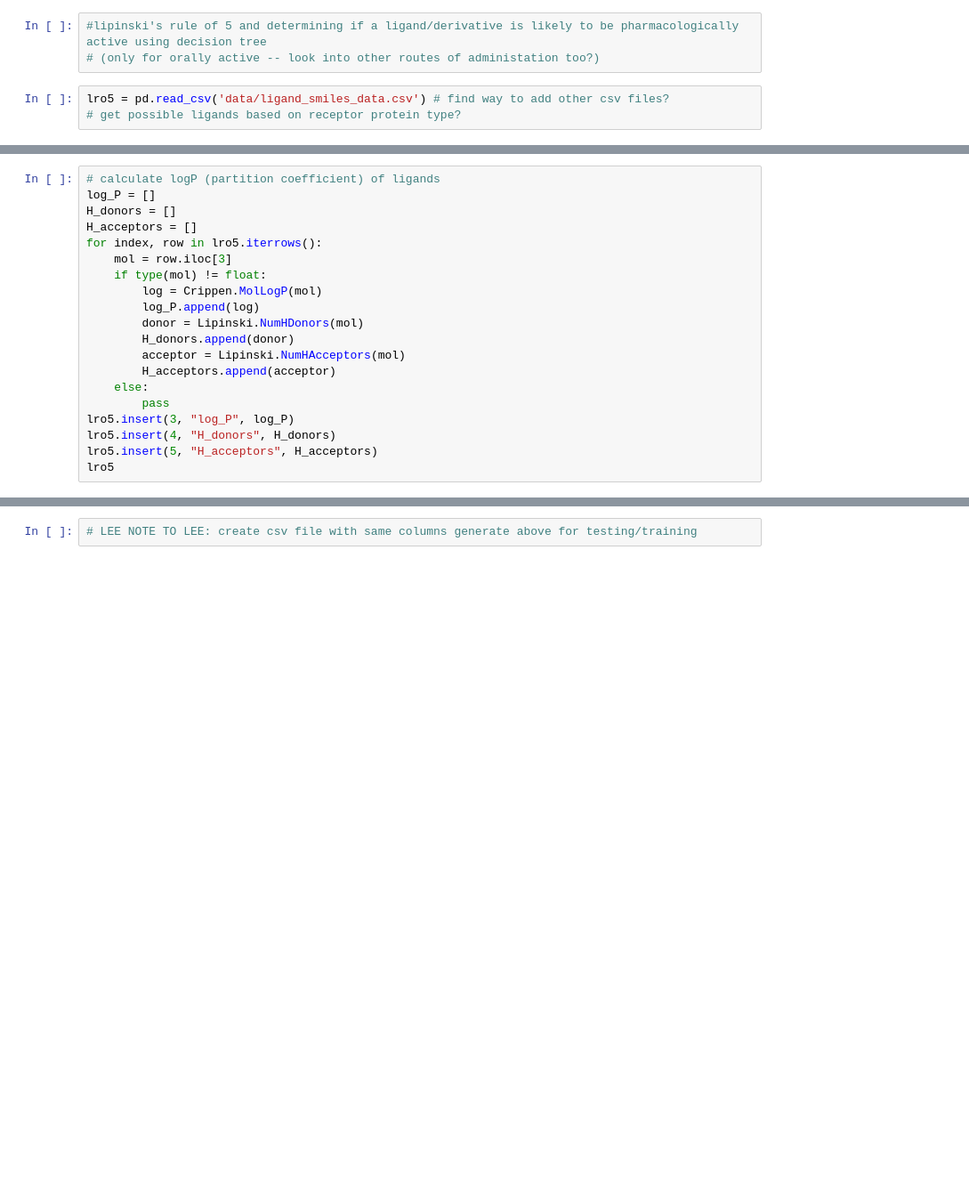
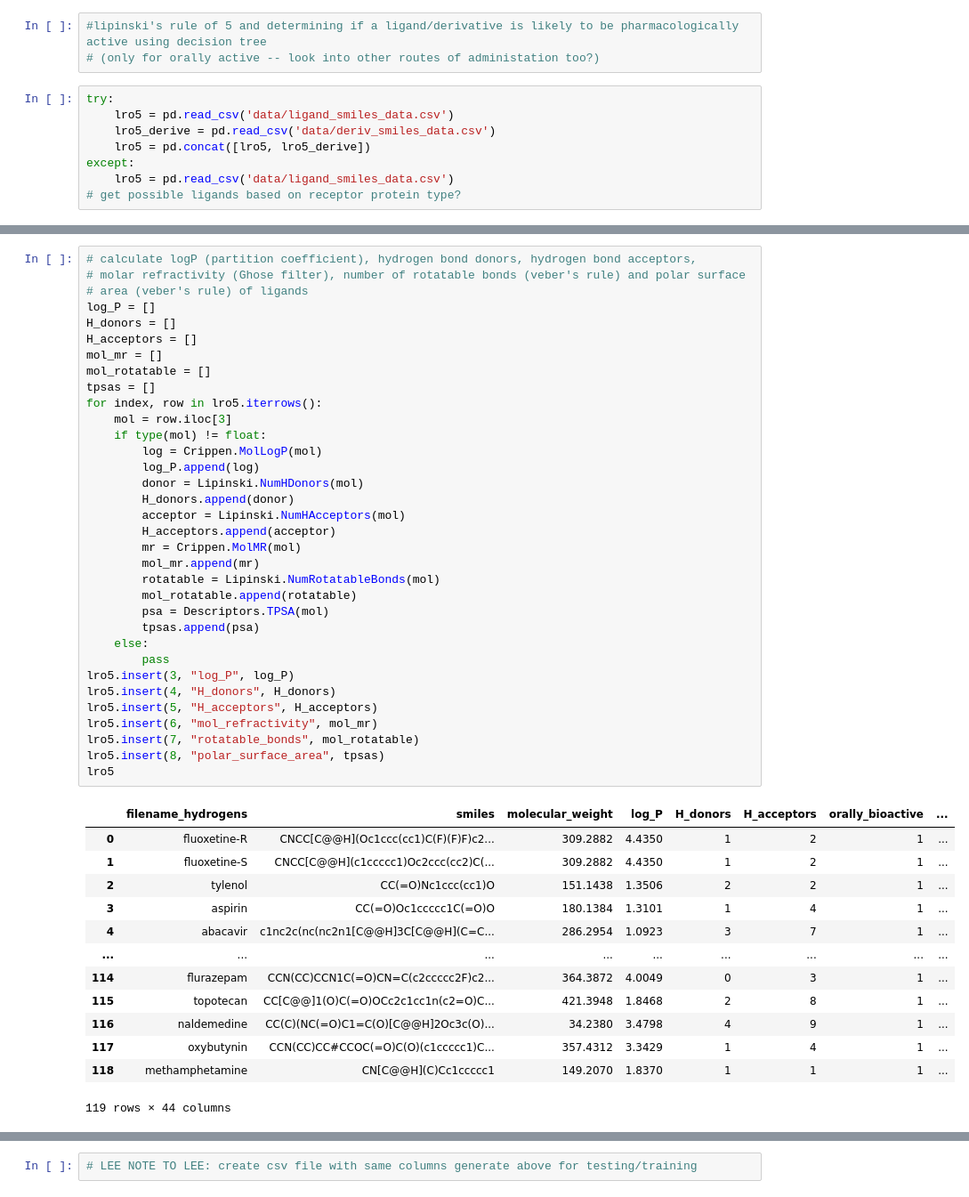
Before and after one commit to leesch27/basil_dock, a Jupyter notebook: ml-analysis.ipynb, the cells around one changed output, grey strips where cells are left out. Shown at 89% size. Saved outputs shown, nothing was run; the diff lists cells and outputs as text; blank space fills up the shorter version.

```diff
--- a/ml-analysis.ipynb
+++ b/ml-analysis.ipynb
@@ -91,7 +100,12 @@ IPythonConsole.ipython_useSVG=True
 #lipinski's rule of 5 and determining if a ligand/derivative is likely to be pharmacologically active using decision tree
 # (only for orally active -- look into other routes of administation too?)
 # %%
-lro5 = pd.read_csv('data/ligand_smiles_data.csv') # find way to add other csv files?
+try:
+    lro5 = pd.read_csv('data/ligand_smiles_data.csv')
+    lro5_derive = pd.read_csv('data/deriv_smiles_data.csv')
+    lro5 = pd.concat([lro5, lro5_derive])
+except:
+    lro5 = pd.read_csv('data/ligand_smiles_data.csv')
 # get possible ligands based on receptor protein type?
 # %%
 # determine and record the number of atoms and the number of heavy atoms in each ligand
@@ -199,20 +273,48 @@ lro5
 # %%
-# calculate logP (partition coefficient) of ligands
+# calculate logP (partition coefficient), hydrogen bond donors, hydrogen bond acceptors,
+# molar refractivity (Ghose filter), number of rotatable bonds (veber's rule) and polar surface
+# area (veber's rule) of ligands
 log_P = []
 H_donors = []
 H_acceptors = []
+mol_mr = []
+mol_rotatable = []
+tpsas = []
 for index, row in lro5.iterrows():
     mol = row.iloc[3]
     if type(mol) != float:
         log = Crippen.MolLogP(mol)
         log_P.append(log)
         donor = Lipinski.NumHDonors(mol)
         H_donors.append(donor)
         acceptor = Lipinski.NumHAcceptors(mol)
         H_acceptors.append(acceptor)
+        mr = Crippen.MolMR(mol)
+        mol_mr.append(mr)
+        rotatable = Lipinski.NumRotatableBonds(mol)
+        mol_rotatable.append(rotatable)
+        psa = Descriptors.TPSA(mol)
+        tpsas.append(psa)
     else:
         pass
 lro5.insert(3, "log_P", log_P)
 lro5.insert(4, "H_donors", H_donors)
 lro5.insert(5, "H_acceptors", H_acceptors)
+lro5.insert(6, "mol_refractivity", mol_mr)
+lro5.insert(7, "rotatable_bonds", mol_rotatable)
+lro5.insert(8, "polar_surface_area", tpsas)
 lro5
+# %% [output]
+|  | filename_hydrogens | smiles | molecular_weight | log_P | H_donors | H_acceptors | orally_bioactive | ... |
+| 0 | fluoxetine-R | CNCC[C@@H](Oc1ccc(cc1)C(F)(F)F)c2... | 309.2882 | 4.4350 | 1 | 2 | 1 | ... |
+| 1 | fluoxetine-S | CNCC[C@@H](c1ccccc1)Oc2ccc(cc2)C(... | 309.2882 | 4.4350 | 1 | 2 | 1 | ... |
+| 2 | tylenol | CC(=O)Nc1ccc(cc1)O | 151.1438 | 1.3506 | 2 | 2 | 1 | ... |
+| 3 | aspirin | CC(=O)Oc1ccccc1C(=O)O | 180.1384 | 1.3101 | 1 | 4 | 1 | ... |
+| 4 | abacavir | c1nc2c(nc(nc2n1[C@@H]3C[C@@H](C=C... | 286.2954 | 1.0923 | 3 | 7 | 1 | ... |
+| ... | ... | ... | ... | ... | ... | ... | ... | ... |
+| 114 | flurazepam | CCN(CC)CCN1C(=O)CN=C(c2ccccc2F)c2... | 364.3872 | 4.0049 | 0 | 3 | 1 | ... |
+| 115 | topotecan | CC[C@@]1(O)C(=O)OCc2c1cc1n(c2=O)C... | 421.3948 | 1.8468 | 2 | 8 | 1 | ... |
+| 116 | naldemedine | CC(C)(NC(=O)C1=C(O)[C@@H]2Oc3c(O)... | 34.2380 | 3.4798 | 4 | 9 | 1 | ... |
+| 117 | oxybutynin | CCN(CC)CC#CCOC(=O)C(O)(c1ccccc1)C... | 357.4312 | 3.3429 | 1 | 4 | 1 | ... |
+| 118 | methamphetamine | CN[C@@H](C)Cc1ccccc1 | 149.2070 | 1.8370 | 1 | 1 | 1 | ... |
+119 rows × 44 columns
```
Also changed, not shown: parts of 28 cells of this notebook, 2 other files.
